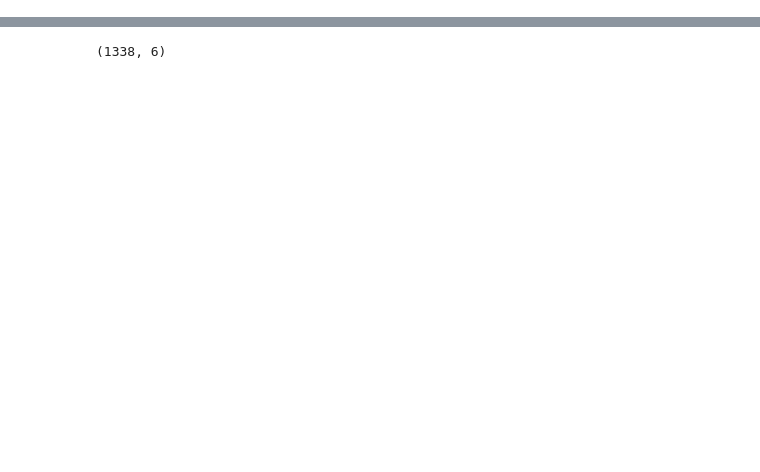
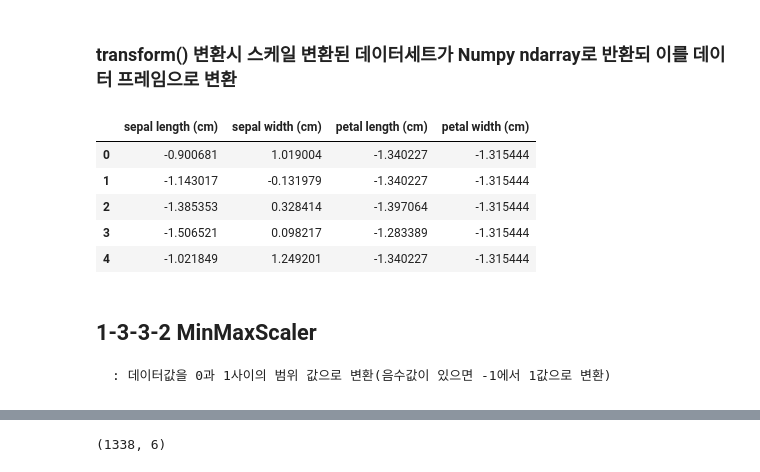
Before and after one commit to zerosum99/nh_lecture, a Jupyter notebook: nhfire-main_final/데이터분석_1교시_머신러닝패키지_보험청구금액.ipynb, the cells around one changed output, grey strips where cells are left out. Saved outputs shown, nothing was run; the diff lists cells and outputs as text; code cells hidden in the pictures; blank space fills up the shorter version.

```diff
--- a/nhfire-main_final/데이터분석_1교시_1_보험청구비용.ipynb
+++ b/nhfire-main_final/데이터분석_1교시_머신러닝패키지_보험청구금액.ipynb
@@ -3,0 +228,24 @@ import numpy as np
+# %%
+from sklearn.preprocessing import StandardScaler
+
+# Scaler 객체 생성
+scaler = StandardScaler()
+
+# StandardScaler 로 데이터 세트변환, fit()과 transform() 호출
+scaler.fit(iris_df)
+iris_scaled = scaler.transform(iris_df)
+# %% [markdown]
+### transform() 변환시 스케일 변환된 데이터세트가 Numpy ndarray로 반환되 이를 데이터 프레임으로 변환
+# %%
+iris_df_scaled = pd.DataFrame(data= iris_scaled, columns = iris.feature_names)
+iris_df_scaled.head()
+# %% [output]
+|  | sepal length (cm) | sepal width (cm) | petal length (cm) | petal width (cm) |
+| 0 | -0.900681 | 1.019004 | -1.340227 | -1.315444 |
+| 1 | -1.143017 | -0.131979 | -1.340227 | -1.315444 |
+| 2 | -1.385353 | 0.328414 | -1.397064 | -1.315444 |
+| 3 | -1.506521 | 0.098217 | -1.283389 | -1.315444 |
+| 4 | -1.021849 | 1.249201 | -1.340227 | -1.315444 |
+# %% [markdown]
+## 1-3-3-2 MinMaxScaler
+    : 데이터값을 0과 1사이의 범위 값으로 변환(음수값이 있으면 -1에서 1값으로 변환)
```
Also changed, not shown: parts of 74 cells of this notebook, 1 other file.
